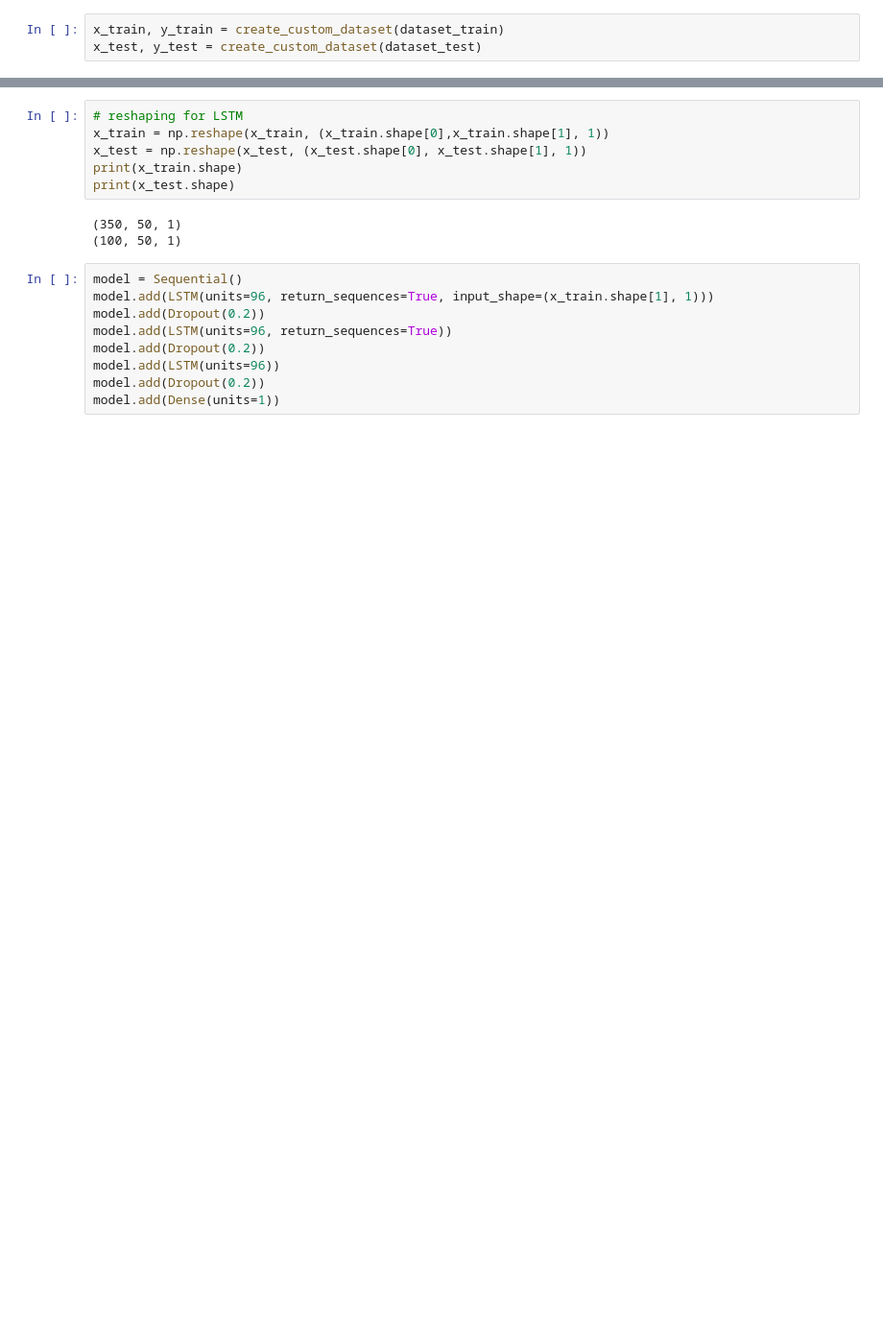
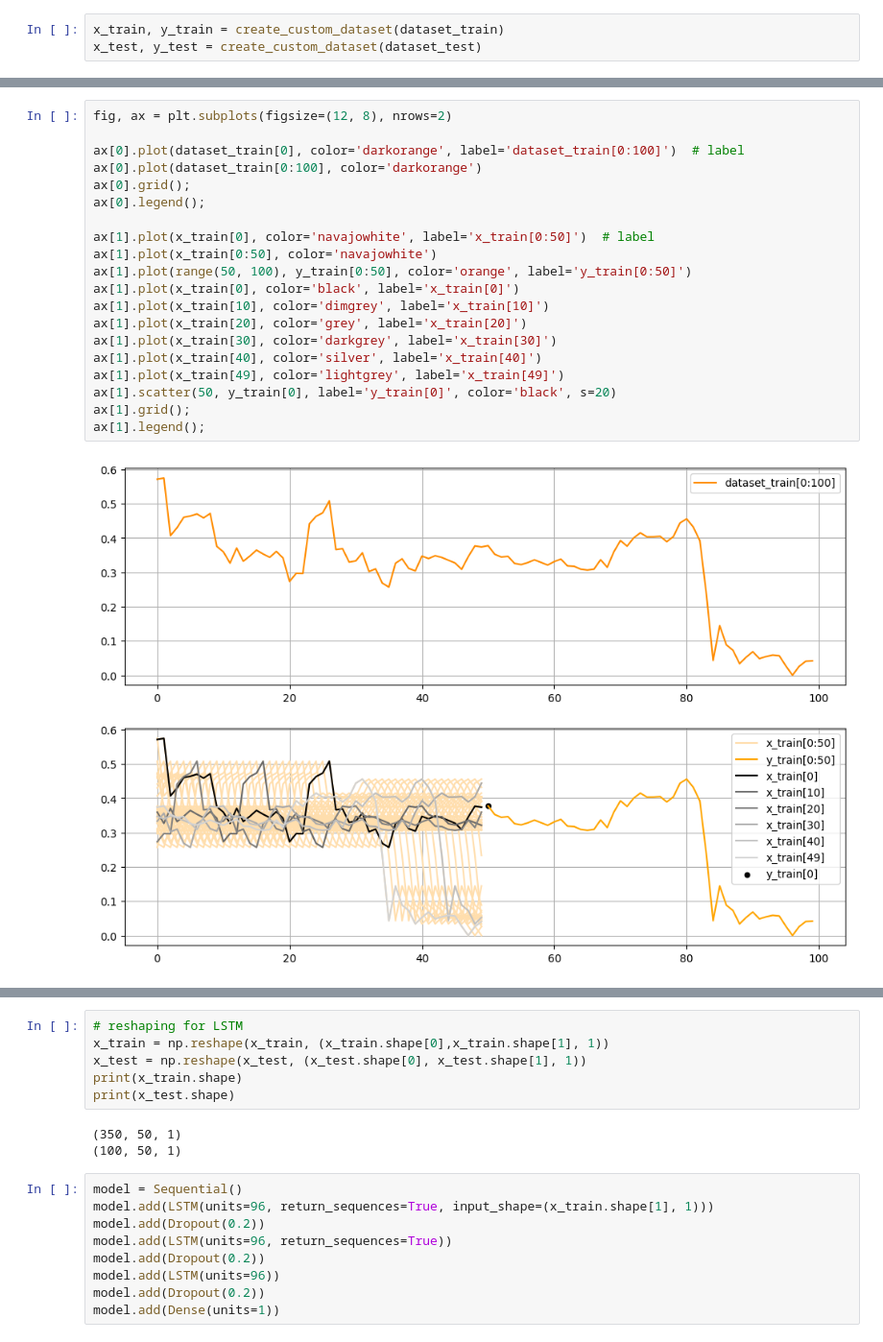
Before and after one commit to bkbugaj/bitcoin-price-prediction, a Jupyter notebook: bitcoin-price-prediction.ipynb, the cells around one changed output, grey strips where cells are left out. Shown: that part at 96% size. Cells and saved outputs as stored; diff of their text form; blank space fills up the shorter version.

```diff
--- a/bitcoin-price-prediction.ipynb
+++ b/bitcoin-price-prediction.ipynb
@@ -94,0 +165,22 @@ x_test, y_test = create_custom_dataset(dataset_test)
+# %%
+fig, ax = plt.subplots(figsize=(12, 8), nrows=2)
+
+ax[0].plot(dataset_train[0], color='darkorange', label='dataset_train[0:100]')  # label
+ax[0].plot(dataset_train[0:100], color='darkorange')
+ax[0].grid();
+ax[0].legend();
+
+ax[1].plot(x_train[0], color='navajowhite', label='x_train[0:50]')  # label
+ax[1].plot(x_train[0:50], color='navajowhite')
+ax[1].plot(range(50, 100), y_train[0:50], color='orange', label='y_train[0:50]')
+ax[1].plot(x_train[0], color='black', label='x_train[0]')
+ax[1].plot(x_train[10], color='dimgrey', label='x_train[10]')
+ax[1].plot(x_train[20], color='grey', label='x_train[20]')
+ax[1].plot(x_train[30], color='darkgrey', label='x_train[30]')
+ax[1].plot(x_train[40], color='silver', label='x_train[40]')
+ax[1].plot(x_train[49], color='lightgrey', label='x_train[49]')
+ax[1].scatter(50, y_train[0], label='y_train[0]', color='black', s=20)
+ax[1].grid();
+ax[1].legend();
+# %% [output]
+[figure, added]
```
Also changed, not shown: parts of 20 cells of this notebook.
